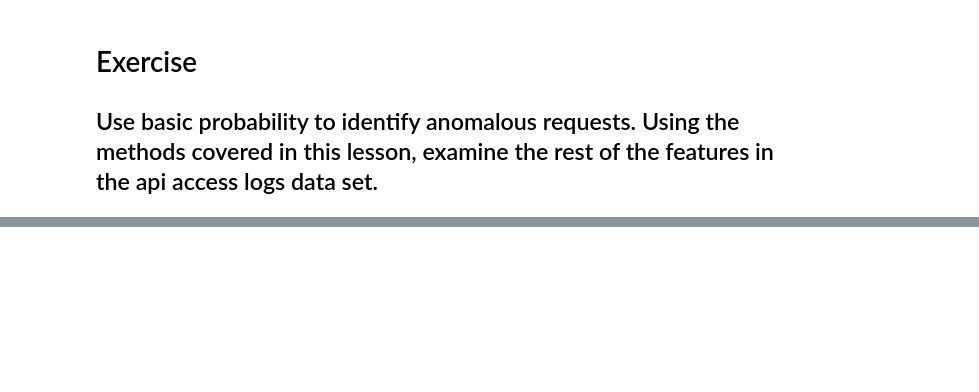
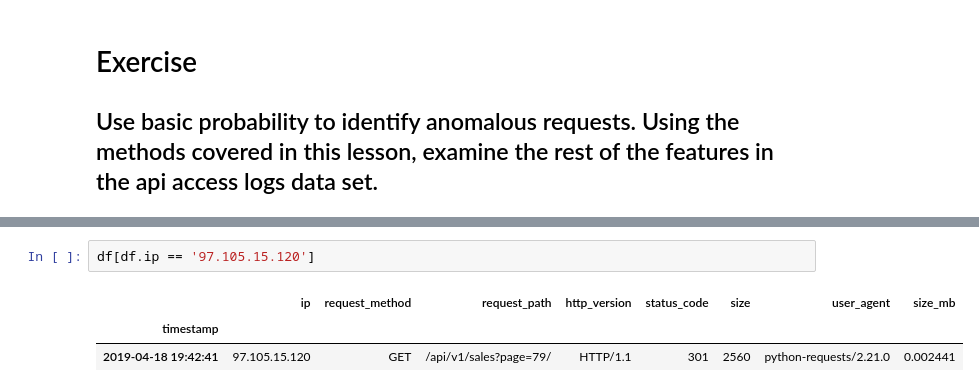
Before and after one commit to Marc-Aradillas/anomaly-detection-exercises, a Jupyter notebook: discrete_anomaly_detection.ipynb.ipynb, the cells around one changed output, grey strips where cells are left out. Cells and saved outputs as stored; diff of their text form; blank space fills up the shorter version.

```diff
--- a/discrete_anomaly_detection.ipynb.ipynb
+++ b/discrete_anomaly_detection.ipynb.ipynb
@@ -33,0 +117,6 @@ df.head()
+# %%
+df[df.ip == '97.105.15.120']
+# %% [output]
+|  | ip | request_method | request_path | http_version | status_code | size | user_agent | size_mb |
+| timestamp |  |  |  |  |  |  |  |  |
+| 2019-04-18 19:42:41 | 97.105.15.120 | GET | /api/v1/sales?page=79/ | HTTP/1.1 | 301 | 2560 | python-requests/2.21.0 | 0.002441 |
```
Also changed, not shown: parts of 12 cells of this notebook.
